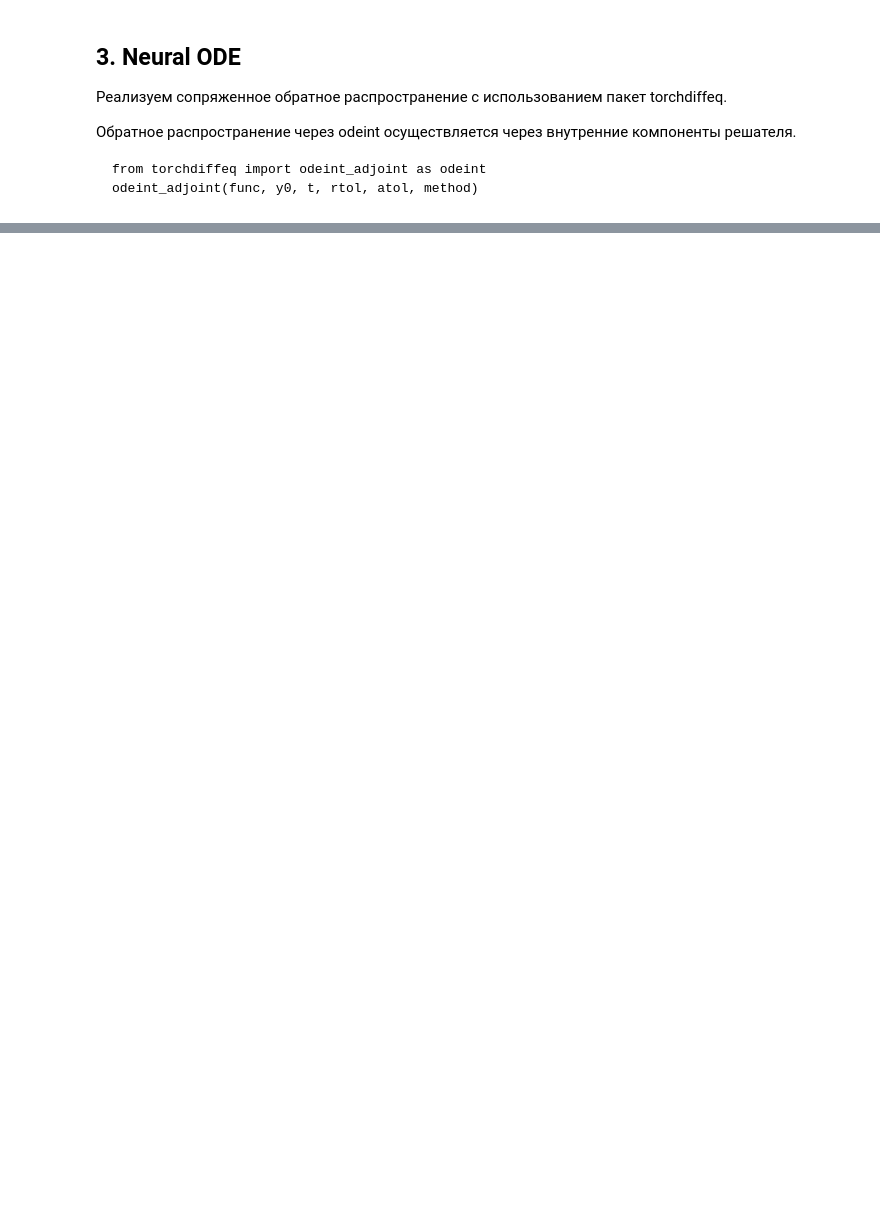
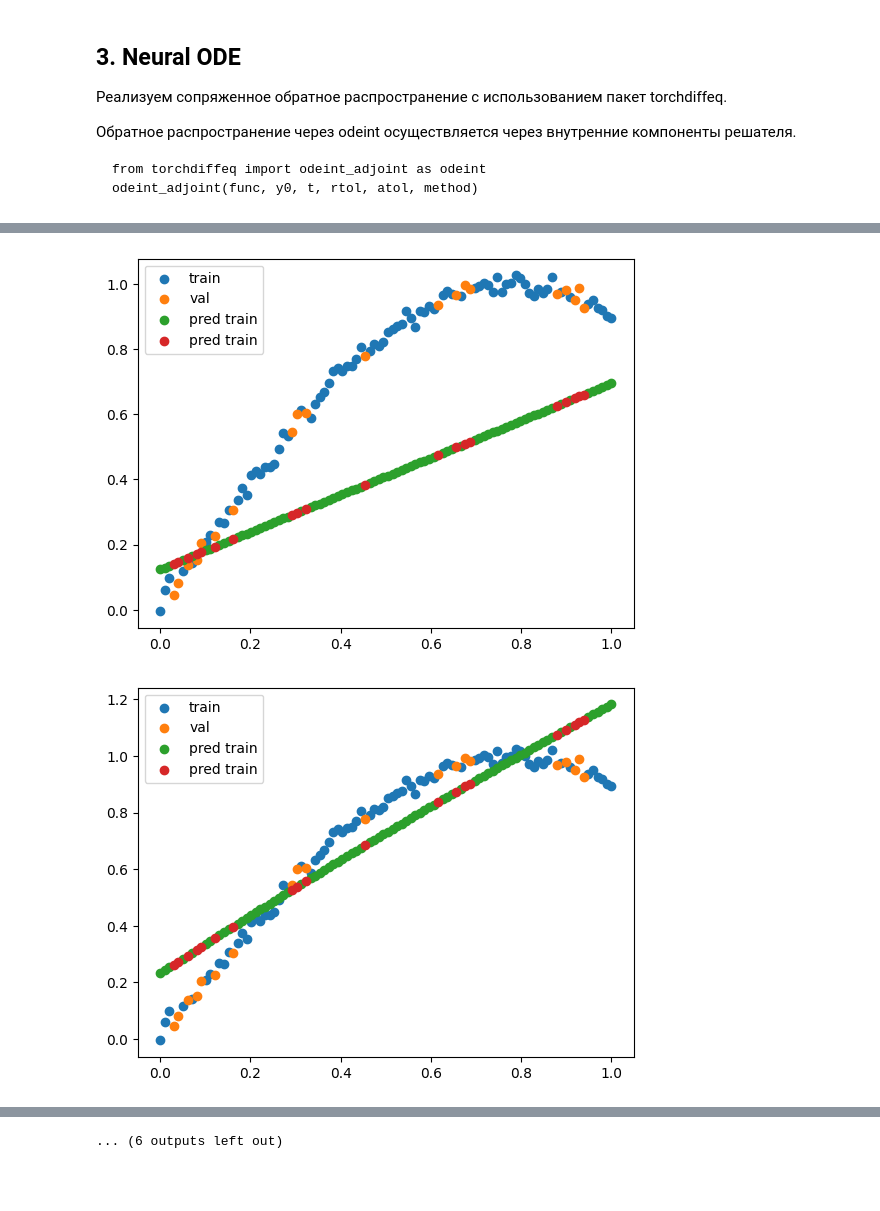
Before and after one commit to AnnaKangur/ML, a Jupyter notebook: NeuralODE/NeuralODE.ipynb, the cells around one changed output, grey strips where cells are left out. Drawn from its saved outputs; the diff is of its cells as text; code cells hidden in the pictures; blank space fills up the shorter version.

```diff
--- a/NeuralODE/NeuralODE.ipynb
+++ b/NeuralODE/NeuralODE.ipynb
@@ -177,35 +179,38 @@ plt.show()
 # %%
 optimizer = optim.Adam(model.parameters(), lr=0.001)
 criterion = nn.MSELoss()
 
 hist_train_loss = []
 hist_val_loss = []
 
-for epoch in tqdm(range(5000+1)):
+for epoch in tqdm(range(2000+1)):
     # train
     model.train()
     optimizer.zero_grad()
     loss = 0
     for batch_idx, (batch_y0, batch_y) in enumerate(batches):
         batch_y0, batch_y = batch_y0.to(device), batch_y.to(device)
         pred_y = model(batch_y0)
         # print(pred_y)
         # loss += criterion(pred_y, batch_y)
         # loss += torch.mean(torch.abs(pred_y - batch_y))
         loss += criterion(pred_y, batch_y)
     loss.backward()
     optimizer.step()
-    # if epoch % 10 == 0:
-    #     print(f'Train Epoch: {epoch} \tLoss: {loss.item():.6f}', end='')
     hist_train_loss.append(loss.item())
 
     # validation
     model.eval()
     val_loss = 0
     with torch.no_grad():
         pred_y = model(val_data['input'].to(device))
-        # val_loss += torch.mean(torch.abs(pred_y - val_data['target'].to(device)))
         val_loss += criterion(pred_y, val_data['target'].to(device))
         hist_val_loss.append(val_loss.item())
-    # if epoch % 10 == 0:
-        # print(f'\tVal loss {val_loss}')
+
+    if epoch % 100 == 0:
+        pred_y_train = model(train_data['input'].to(device))
+        pred_y_val = model(val_data['input'].to(device))
+        visualize()
+# %% [output]
+[figure, added]
+[figure, added]
@@ -211,0 +227 @@ for epoch in tqdm(range(5000+1)):
+... (6 outputs left out)
@@ -241,0 +228,2 @@ plt.show()
+# %% [markdown]
+##
```
Also changed, not shown: parts of 11 cells of this notebook.
